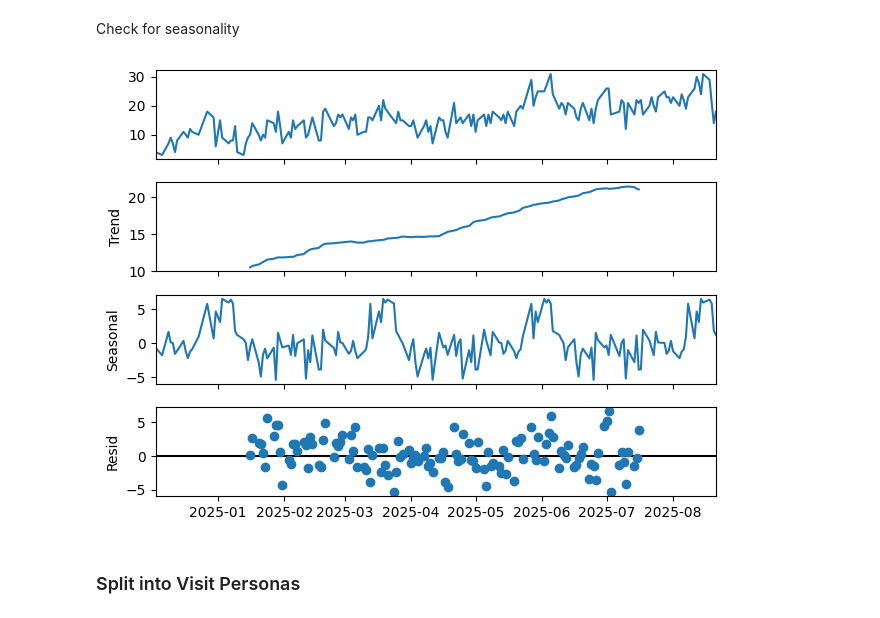
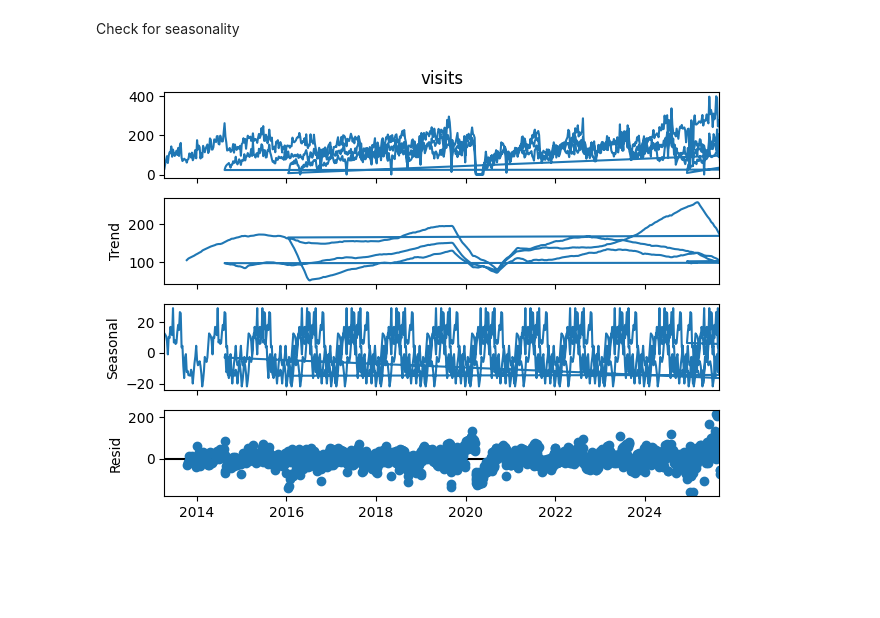
Before and after one commit to StaticVoid289/attendance-prediction, a Jupyter notebook: code/EDA.ipynb, the cells around one changed output. Drawn from its saved outputs; the diff is of its cells as text; code cells hidden in the pictures; blank space fills up the shorter version.

Commit message:
Finished EDA Added attendance visualization Added seasonality decomposition Added autocorrelation test

```diff
--- a/code/EDA.ipynb
+++ b/code/EDA.ipynb
@@ -13,3 +16,4 @@ from statsmodels.tsa.seasonal import seasonal_decompose
 # %%
-visits_df = pd.read_csv('../data/visits.csv', parse_dates=['Visit Date', 'Visit Time In', 'Visit Time Out'])
-visits_df.head()
+eg_df = pd.read_csv('../data/evergreen-visits.csv', parse_dates=['Visit Date', 'Visit Time In', 'Visit Time Out'])
+sb_df = pd.read_csv('../data/steamboat-visits.csv', parse_dates=['Visit Date', 'Visit Time In', 'Visit Time Out'])
+ch_df = pd.read_csv('../data/charleston-visits.csv', parse_dates=['Visit Date', 'Visit Time In', 'Visit Time Out'])
@@ -22,0 +20,14 @@ visits_df.head()
+# %%
+center_map = {
+    7100: 'Mt Pleasant',
+    7101: 'S Windemeer',
+    7102: 'Steamboat',
+    7103: 'Evergreen'
+}
+
+# combine dfs
+sb_df['center'] = 7102
+eg_df['center'] = 7103
+ch_df = ch_df.rename({'Visit Center ID':'center'}, axis=1)
+
+kg_df = pd.concat([sb_df, eg_df, ch_df])
@@ -25,3 +131,7 @@ visits_df.head()
 # %%
-visits_per_day_df = visits_df.drop(['Visit Time Out', 'Visit Program'], axis=1).groupby('Visit Date').count().rename({'Visit Time In': 'visits'}, axis=1)
-visits_per_day_df.head()
+visits_per_day_df = kg_df.groupby(['Visit Date', 'center']).count().rename({'Visit Time In': 'visits'}, axis=1).drop(['Visit Time Out', 'Visit Program'], axis=1).reset_index()
+
+visits_per_day_df = visits_per_day_df.set_index('Visit Date')
+
+visits_per_day_df['center'] = visits_per_day_df['center'].astype('category')
+visits_per_week_df = visits_per_day_df.groupby('center', observed=True).resample('W').sum().reset_index().set_index('Visit Date')
@@ -44,8 +145,6 @@ plt.plot(visits_per_day_df.index, visits_per_day_df['visits']);
 # %% [markdown]
 Check for seasonality
 # %%
-seasonal_decompose(visits_per_day_df, period=52).plot();
+seasonal_decompose(visits_per_week_df['visits'], period=52).plot();
 # %% [output]
-[figure, old version]
+[figure, new version]
-# %% [markdown]
-### Split into Visit Personas
```
Also changed, not shown: parts of 16 cells of this notebook, 3 other files.
